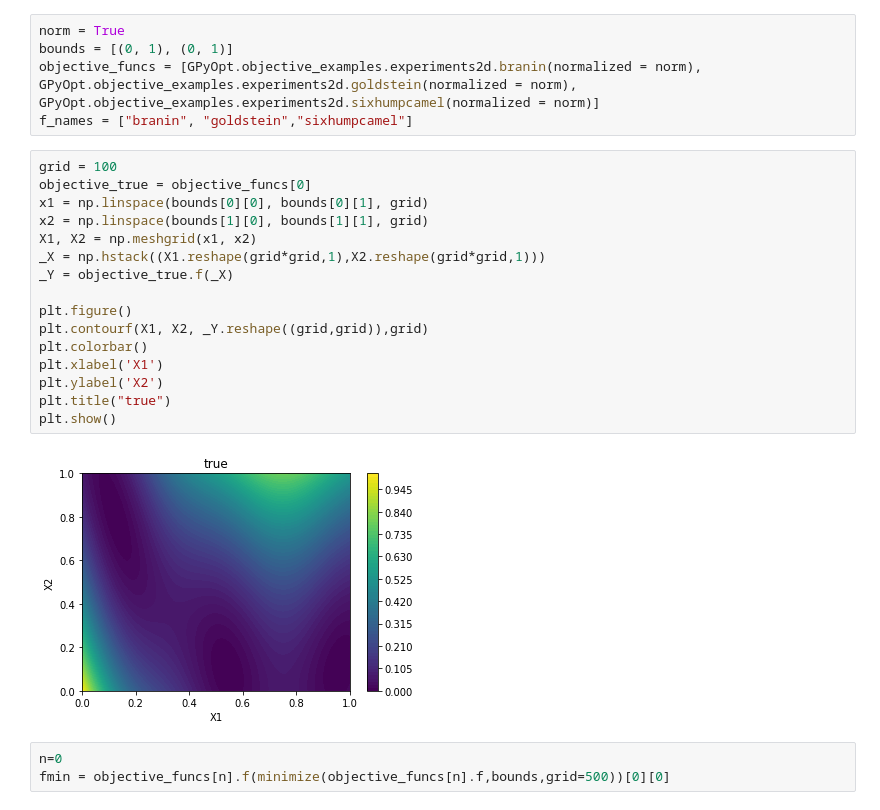
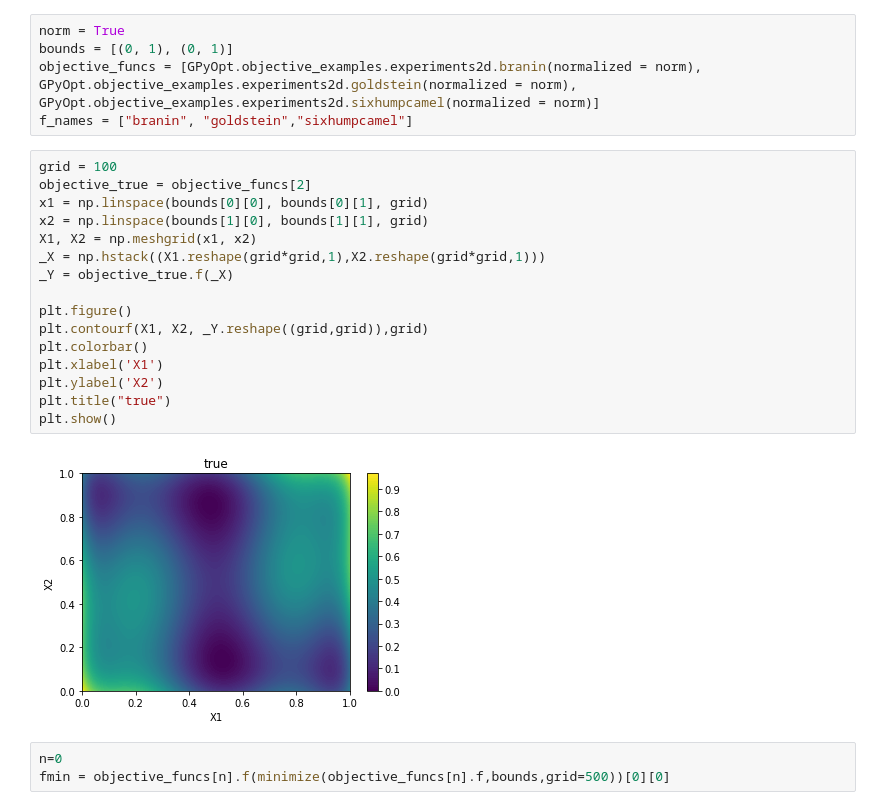
Before and after one commit to TakuTsuzuki/TimecostBO, a Jupyter notebook: 条件検討.ipynb, the cells around one changed output. Saved outputs shown, nothing was run; the diff lists cells and outputs as text.

```diff
--- a/条件検討.ipynb
+++ b/条件検討.ipynb
@@ -18,22 +18,22 @@ objective_funcs = [GPyOpt.objective_examples.experiments2d.branin(normalized = n
 f_names = ["branin", "goldstein","sixhumpcamel"]
 # %%
 grid = 100
-objective_true = objective_funcs[0]
+objective_true = objective_funcs[2]
 x1 = np.linspace(bounds[0][0], bounds[0][1], grid)
 x2 = np.linspace(bounds[1][0], bounds[1][1], grid)
 X1, X2 = np.meshgrid(x1, x2)
 _X = np.hstack((X1.reshape(grid*grid,1),X2.reshape(grid*grid,1)))
 _Y = objective_true.f(_X)
 
 plt.figure()
 plt.contourf(X1, X2, _Y.reshape((grid,grid)),grid)
 plt.colorbar()
 plt.xlabel('X1')
 plt.ylabel('X2')
 plt.title("true")
 plt.show()
 # %% [output]
-[figure, old version]
+[figure, new version]
 # %%
 n=0
 fmin = objective_funcs[n].f(minimize(objective_funcs[n].f,bounds,grid=500))[0][0]
```
Also changed, not shown: parts of 4 cells of this notebook, 10 other files.
